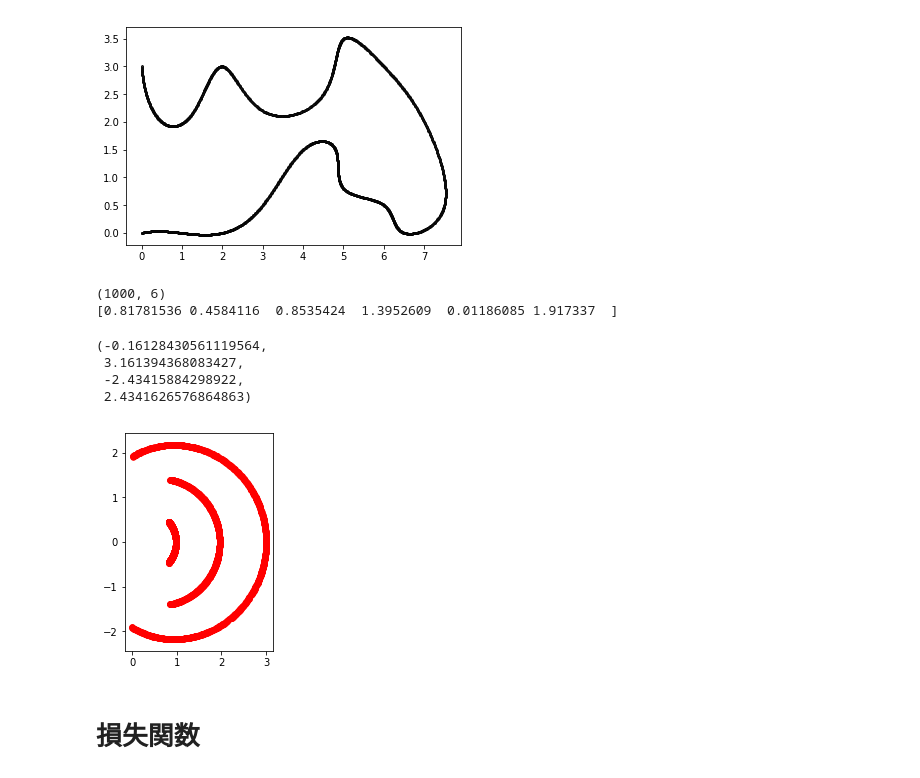
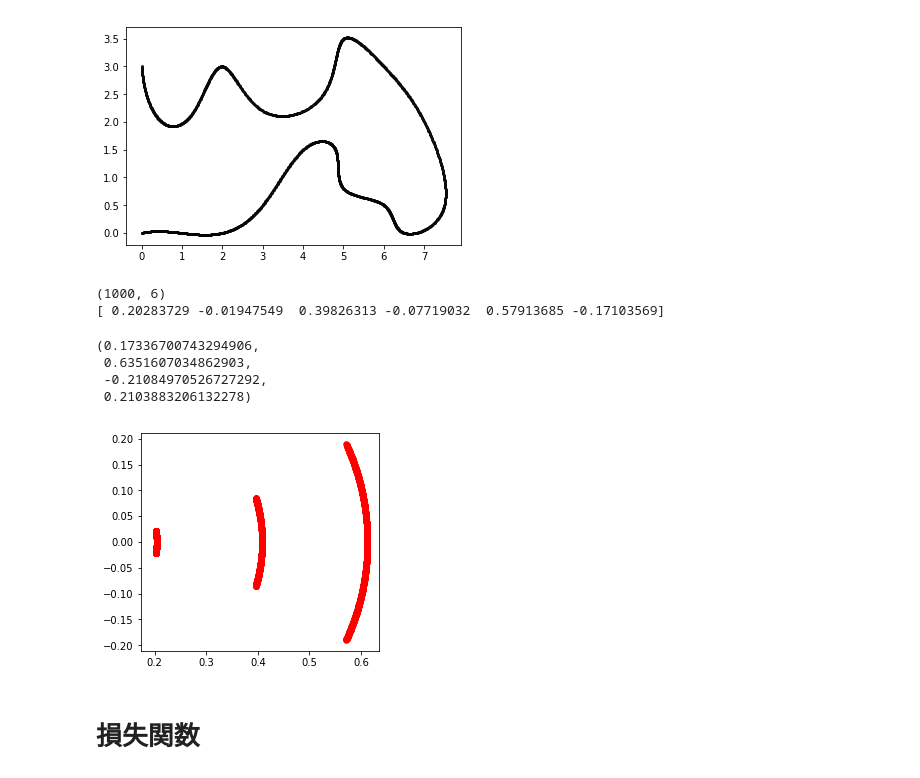
Before and after one commit to yotaseki/ParameterLearning, a Jupyter notebook: MovingCar.ipynb, the cells around one changed output. Saved outputs shown, nothing was run; the diff lists cells and outputs as text; code cells hidden in the pictures.

Commit message:
update training data

```diff
--- a/MovingCar.ipynb
+++ b/MovingCar.ipynb
@@ -240,6 +240,23 @@ def get_n_point_from_path_2(n,path,plot=0):
     if(plot):
         plot_f(path_data[:,0],path_data[:,1],color="red")
     return path_data[1:len(path_data)]
+
+def distance(p1,p2,ax=0):
+    D = np.sqrt(np.sum((p1-p2)**2,axis=ax))
+    return D
+
+def get_evenly_spaced_points(data,space):
+    ret = np.empty((0,2))
+    idx_list = [];
+    p1 = np.array((0.0, 0.0),dtype=np.float32);
+    for i in range(len(data)):
+        p2 = data[i]
+        D = distance(p1,p2)
+        if(D >= space):
+            ret = np.vstack((ret,p2))
+            idx_list.append(i)
+            p1 = p2
+    return ret, idx_list
 # %%
 p = make_function_path(np.sin,np.linspace(0,2*np.pi),plot=1)
 p = make_function_path(np.cos,np.linspace(0,2*np.pi),plot=1)
@@ -279,36 +296,37 @@ print(test_path)
 # %%
 data_num = 1000
 data_len = 3 * 2 #(3step , X-Y)
 
 def get_path_data(data_num, data_len):
     data = np.empty((1,6),dtype=np.float32)
-    l = 3 # 円弧の長さ
+    l = 10 # 円弧の長さ
     for i in range(data_num):
         rand_rad = np.random.rand() * (2*np.pi/3) - np.pi/3 # 回転範囲 -60 ~ 60
         path = make_arc_path_2(l,rand_rad)
-        via_path = get_n_point_from_path_2(data_len/2,path)
+        path_es, idx_list = get_evenly_spaced_points(path, 0.1)
+        via_path = path_es[0:data_len/2]
         data = np.vstack((data,via_path.flatten()))
         #data = np.vstack((data,[via_path]))
     return data[1:len(data)]
 
 train_data = get_path_data(data_num,data_len)
 train_data = np.array(train_data,dtype=np.float32)
 print(train_data.shape)
 print(train_data[0])
 if gpu_index >= 0:
     td = np.asnumpy(train_data)
 plt.scatter(td[:,0],td[:,1],c="red",edgecolor="red",s=30,marker="o")
 plt.scatter(td[:,2],td[:,3],c="red",edgecolor="red",s=30,marker="o")
 plt.scatter(td[:,4],td[:,5],c="red",edgecolor="red",s=30,marker="o")
 plt.axis('scaled')
 # %% [output]
 (1000, 6)
-[0.81781536 0.4584116  0.8535424  1.3952609  0.01186085 1.917337  ]
+[ 0.20283729 -0.01947549  0.39826313 -0.07719032  0.57913685 -0.17103569]
-(-0.16128430561119564,
- 3.161394368083427,
- -2.43415884298922,
- 2.4341626576864863)
+(0.17336700743294906,
+ 0.6351607034862903,
+ -0.21084970526727292,
+ 0.2103883206132278)
-[figure, old version]
+[figure, new version]
 # %% [markdown]
 # 損失関数
 # %%
```
Also changed, not shown: parts of 7 cells of this notebook, 1 other file.
